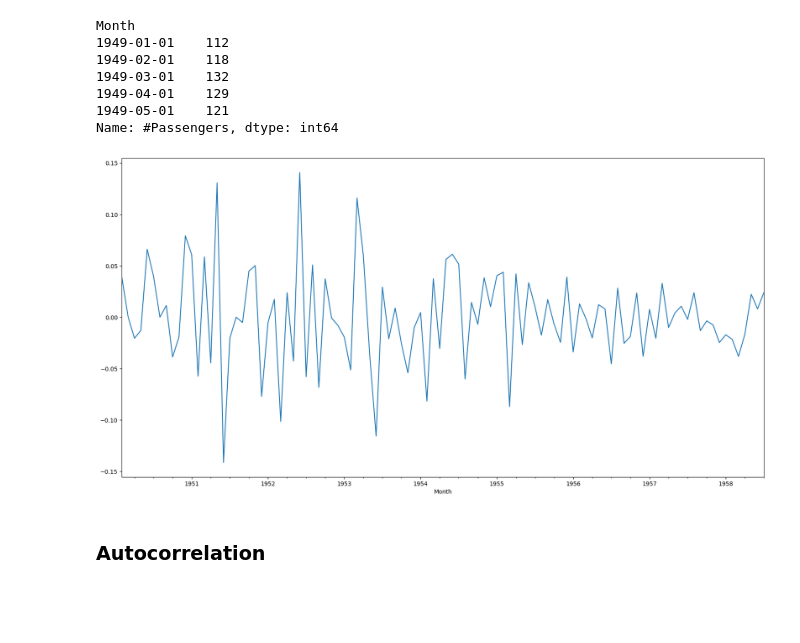
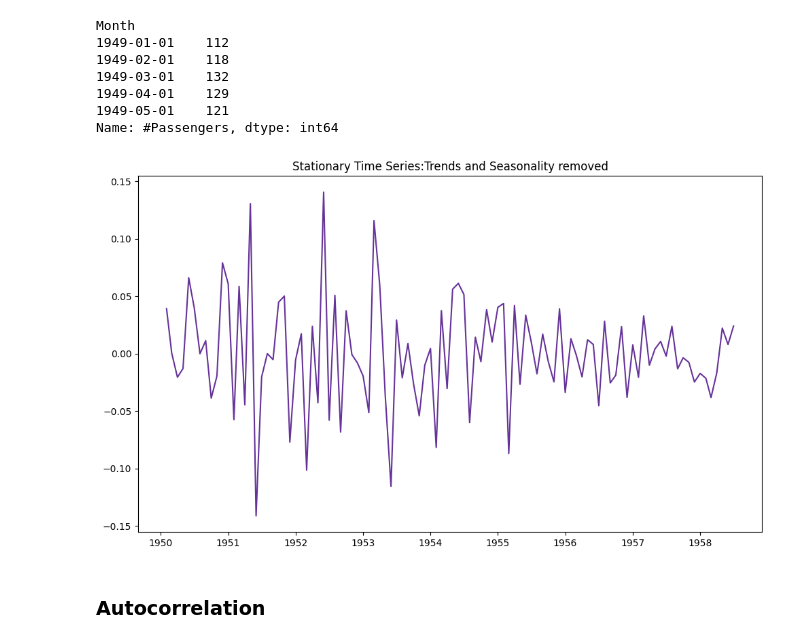
Before and after one commit to WamzMwangi/Advanced_Machine_Learning, a Jupyter notebook: Deep_Neural_Networks/Recurrent Neural Networks/Introduction to Recurrent Neural Networks.ipynb, the cells around one changed output. Cells and saved outputs as stored; diff of their text form; code cells hidden in the pictures; blank space fills up the shorter version.

```diff
--- a/Deep_Neural_Networks/Recurrent Neural Networks/Introduction to Recurrent Neural Networks.ipynb
+++ b/Deep_Neural_Networks/Recurrent Neural Networks/Introduction to Recurrent Neural Networks.ipynb
@@ -353,9 +347,12 @@ log_diff = log_series.diff(12).diff().dropna()
-# %%
-plt.figure(figsize=(20,10))
-log_diff.plot()
-plt.show()
-# %% [output]
-[figure, removed]
+# %%
+plt.figure(figsize=(10,6))
+
+plt.plot(log_diff, color='rebeccapurple')
+plt.title('Stationary Time Series:Trends and Seasonality removed')
+plt.tight_layout()
+plt.show()
+# %% [output]
+[figure, added]
 # %% [markdown]
 ### Autocorrelation
 # %%
```
Also changed, not shown: parts of 8 cells of this notebook.
